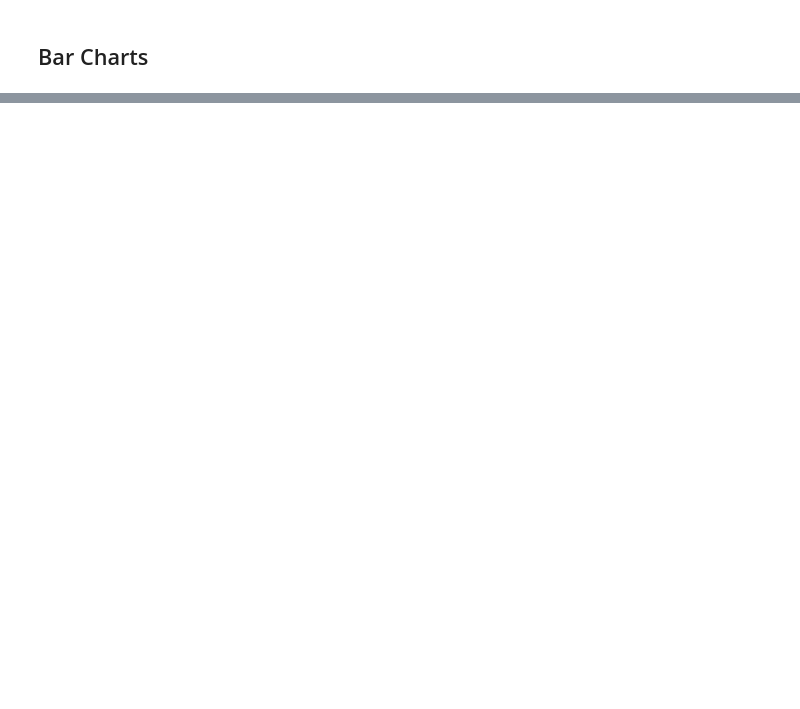
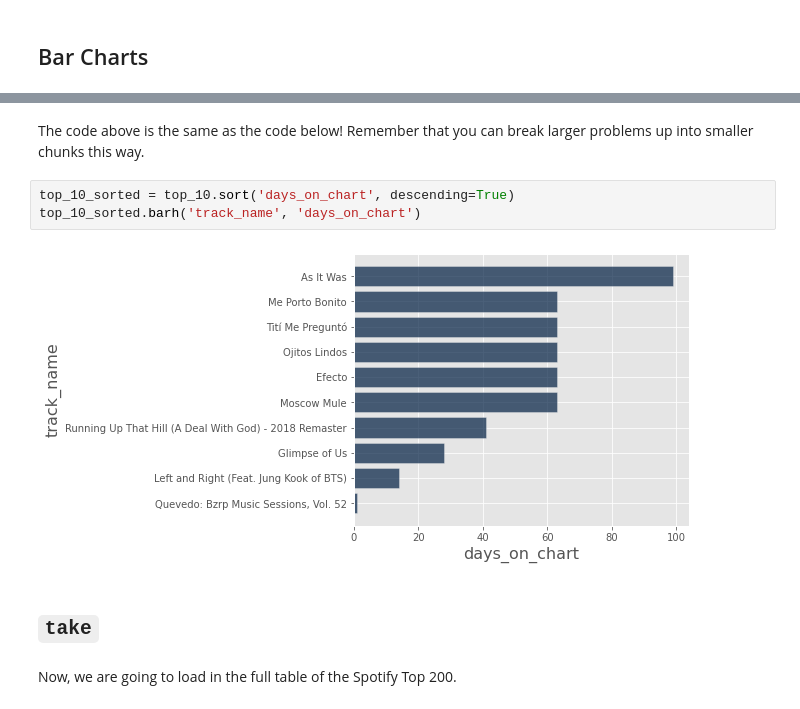
Before and after one commit to data-6-berkeley/su22, a Jupyter notebook: lecture/lec08/lec08-blank.ipynb, the cells around one changed output, grey strips where cells are left out. Drawn from its saved outputs; the diff is of its cells as text; blank space fills up the shorter version.

```diff
--- a/lecture/lec08/lec08-blank.ipynb
+++ b/lecture/lec08/lec08-blank.ipynb
@@ -153,0 +106,11 @@ top_gdp.barh(..., width = 800, height = 500,
+# %% [markdown]
+The code above is the same as the code below! Remember that you can break larger problems up into smaller chunks this way.
+# %%
+top_10_sorted = top_10.sort('days_on_chart', descending=True)
+top_10_sorted.barh('track_name', 'days_on_chart')
+# %% [output]
+[figure, added]
+# %% [markdown]
+## `take`
+# %% [markdown]
+Now, we are going to load in the full table of the Spotify Top 200.
```
Also changed, not shown: parts of 88 cells of this notebook, 5 other files.
